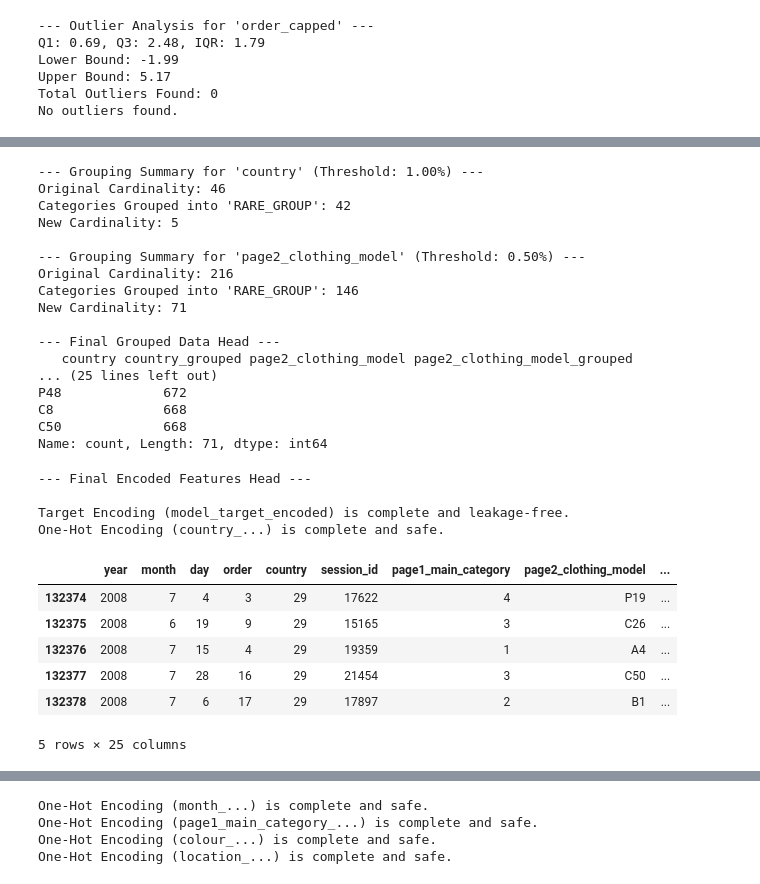
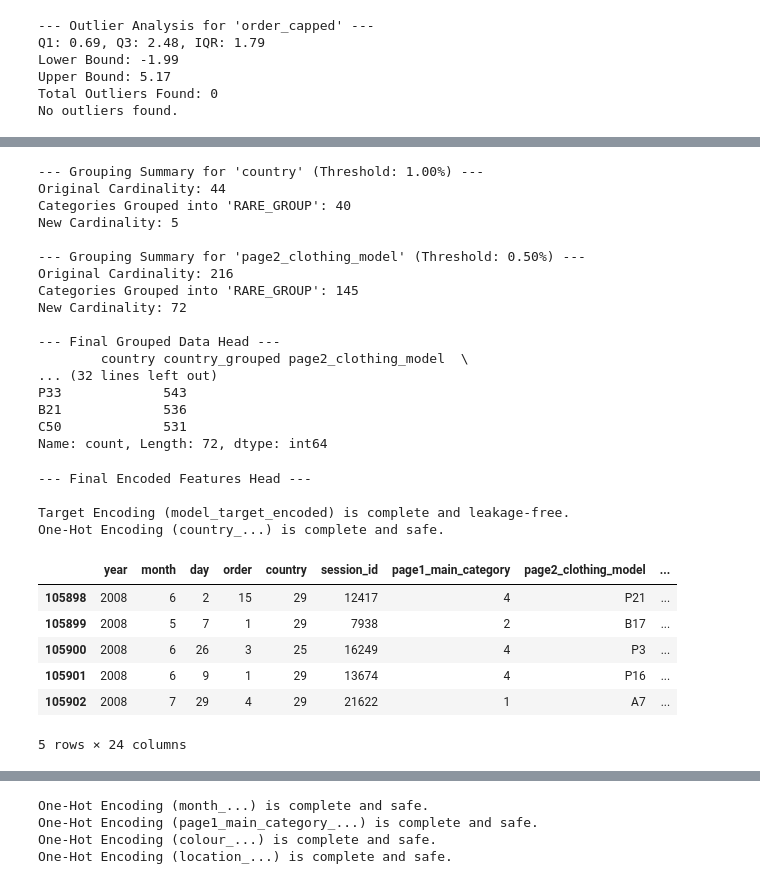
Before and after one commit to Aravind-M2/E-Commerce-Customer-conversion, a Jupyter notebook: classification demo.ipynb, the cells around one changed output, grey strips where cells are left out. Cells and saved outputs as stored; diff of their text form; code cells hidden in the pictures.

```diff
--- a/classification demo.ipynb
+++ b/classification demo.ipynb
@@ -131,7 +220,7 @@ alpha = 0.05 # Significance Level
 # contingency_table = pd.crosstab(df['Region'], df['Target_Cat'])
 
 for i in cat_col:
-    contingency_table = pd.crosstab(data[i], data['price_2'])
+    contingency_table = pd.crosstab(df_train[i], df_train['price_2'])
 
     # The chi2_contingency test returns: chi2 stat, p-value, df, expected freqs
     chi2_stat, p_value, degrees_of_freedom, expected_freqs = chi2_contingency(contingency_table)
@@ -271,7 +378,7 @@ plt.show() # Note: This line is removed for notebook execution.
 [figure]
 # %%
 # Winsorizing /Capping feature to upper bound
-data['order_capped'] = data['order_transformed'].apply(lambda i : 5.17 if i > 5.17 else i)
+df_train['order_capped'] = df_train['order_transformed'].apply(lambda i : 5.17 if i > 5.17 else i)
 # %%
 # 4. Loop through the continuous columns and apply the detection function
 all_outliers = {}
@@ -470,11 +577,11 @@ def group_rare_categories(df, column_name, min_percentage=0.01, rare_label='RARE
 # %%
 # A. Grouping 'country' (Original Card: 46)
 # Using a 1% threshold
-df = group_rare_categories(data, 'country', min_percentage=0.01)
+df = group_rare_categories(df_train, 'country', min_percentage=0.01)
 
 # B. Grouping 'page2_clothing_model' (Original Card: 216)
 # Using a slightly lower 0.5% threshold to ensure more rare models are grouped
-df = group_rare_categories(data, 'page2_clothing_model', min_percentage=0.005)
+df = group_rare_categories(df_train, 'page2_clothing_model', min_percentage=0.005)
 
 # 3. Final Verification of the New Columns
 print("\n--- Final Grouped Data Head ---")
@@ -485,22 +592,24 @@ print("\nFinal Value Counts for 'page2_clothing_model_grouped':")
 print(df['page2_clothing_model_grouped'].value_counts())
 # %% [output]
 --- Grouping Summary for 'country' (Threshold: 1.00%) ---
-Original Cardinality: 46
-Categories Grouped into 'RARE_GROUP': 42
+Original Cardinality: 44
+Categories Grouped into 'RARE_GROUP': 40
 New Cardinality: 5
 
 --- Grouping Summary for 'page2_clothing_model' (Threshold: 0.50%) ---
 Original Cardinality: 216
-Categories Grouped into 'RARE_GROUP': 146
-New Cardinality: 71
+Categories Grouped into 'RARE_GROUP': 145
+New Cardinality: 72
 
 --- Final Grouped Data Head ---
-   country country_grouped page2_clothing_model page2_clothing_model_grouped
-... (25 lines left out)
-P48             672
-C8              668
-C50             668
-Name: count, Length: 71, dtype: int64
+        country country_grouped page2_clothing_model  \
+... (32 lines left out)
+P33             543
+B21             536
+C50             531
+Name: count, Length: 72, dtype: int64
+# %%
+df_train = df_train.reset_index(drop=True)
 # %%
 # target encoding and OHE
 # import pandas as pd
@@ -519,34 +628,34 @@ NFOLDS = 5
 kf = StratifiedKFold(n_splits=NFOLDS, shuffle=True, random_state=42)
 
 # Create a placeholder column for the encoded feature
-data['model_target_encoded'] = np.nan
+df_train['model_target_encoded'] = np.nan
 
 # Perform Target Encoding via K-Fold Cross-Validation
-for train_index, val_index in kf.split(data, data['price_2']):
+for train_index, val_index in kf.split(df_train, df_train['price_2']):
     # Initialize TargetEncoder (smoothing is default and recommended)
     encoder = TargetEncoder()
 
     # Fit the encoder ONLY on the K-1 folds (train data)
-    encoder.fit(data.iloc[train_index]['page2_clothing_model_grouped'], data.iloc[train_index]['price_2'])
+    encoder.fit(df_train.iloc[train_index]['page2_clothing_model_grouped'], df_train.iloc[train_index]['price_2'])
 
     # Transform the remaining fold (validation data)
     # The transformation uses the means calculated from the train_index
-    data.loc[val_index, 'model_target_encoded'] = encoder.transform(
-        data.iloc[val_index]['page2_clothing_model_grouped']
+    df_train.loc[val_index, 'model_target_encoded'] = encoder.transform(
+        df_train.iloc[val_index]['page2_clothing_model_grouped']
     ).to_numpy().flatten()
 
 # For any new data (when predicting), you must fit the encoder on the ENTIRE training set.
 final_model_encoder = TargetEncoder()
-final_model_encoder.fit(data['page2_clothing_model_grouped'], data['price_2'])
+final_model_encoder.fit(df_train['page2_clothing_model_grouped'], df_train['price_2'])
 
 
 # --- 2. One-Hot Encoding for 'country_grouped' (The Simple, Safe Choice) ---
 
 # Use pandas get_dummies for simple OHE
-country_ohe = pd.get_dummies(data['country_grouped'], prefix='country', dtype=int)
+country_ohe = pd.get_dummies(df_train['country_grouped'], prefix='country', dtype=int)
 
 # Concatenate the new OHE columns to the main DataFrame
-data = pd.concat([data.drop('country_grouped', axis=1), country_ohe], axis=1)
+df_train = pd.concat([df_train.drop('country_grouped', axis=1), country_ohe], axis=1)
 
 # Display the result (replace 'page2_clothing_model_grouped' with the encoded column)
 print("\n--- Final Encoded Features Head ---")
@@ -562,13 +671,13 @@ One-Hot Encoding (country_...) is complete and safe.
 # %%
 # Learn and understand the target encoding more
 # %%
-data.tail()
+df_train.tail()
 # %% [output]
 |  | year | month | day | order | country | session_id | page1_main_category | page2_clothing_model | ... |
-| 132374 | 2008 | 7 | 4 | 3 | 29 | 17622 | 4 | P19 | ... |
-| 132375 | 2008 | 6 | 19 | 9 | 29 | 15165 | 3 | C26 | ... |
-| 132376 | 2008 | 7 | 15 | 4 | 29 | 19359 | 1 | A4 | ... |
-| 132377 | 2008 | 7 | 28 | 16 | 29 | 21454 | 3 | C50 | ... |
-| 132378 | 2008 | 7 | 6 | 17 | 29 | 17897 | 2 | B1 | ... |
+| 105898 | 2008 | 6 | 2 | 15 | 29 | 12417 | 4 | P21 | ... |
+| 105899 | 2008 | 5 | 7 | 1 | 29 | 7938 | 2 | B17 | ... |
+| 105900 | 2008 | 6 | 26 | 3 | 25 | 16249 | 4 | P3 | ... |
+| 105901 | 2008 | 6 | 9 | 1 | 29 | 13674 | 4 | P16 | ... |
+| 105902 | 2008 | 7 | 29 | 4 | 29 | 21622 | 1 | A7 | ... |
-5 rows × 25 columns
+5 rows × 24 columns
 # %%
```
Also changed, not shown: parts of 23 cells of this notebook, 1 other file.
